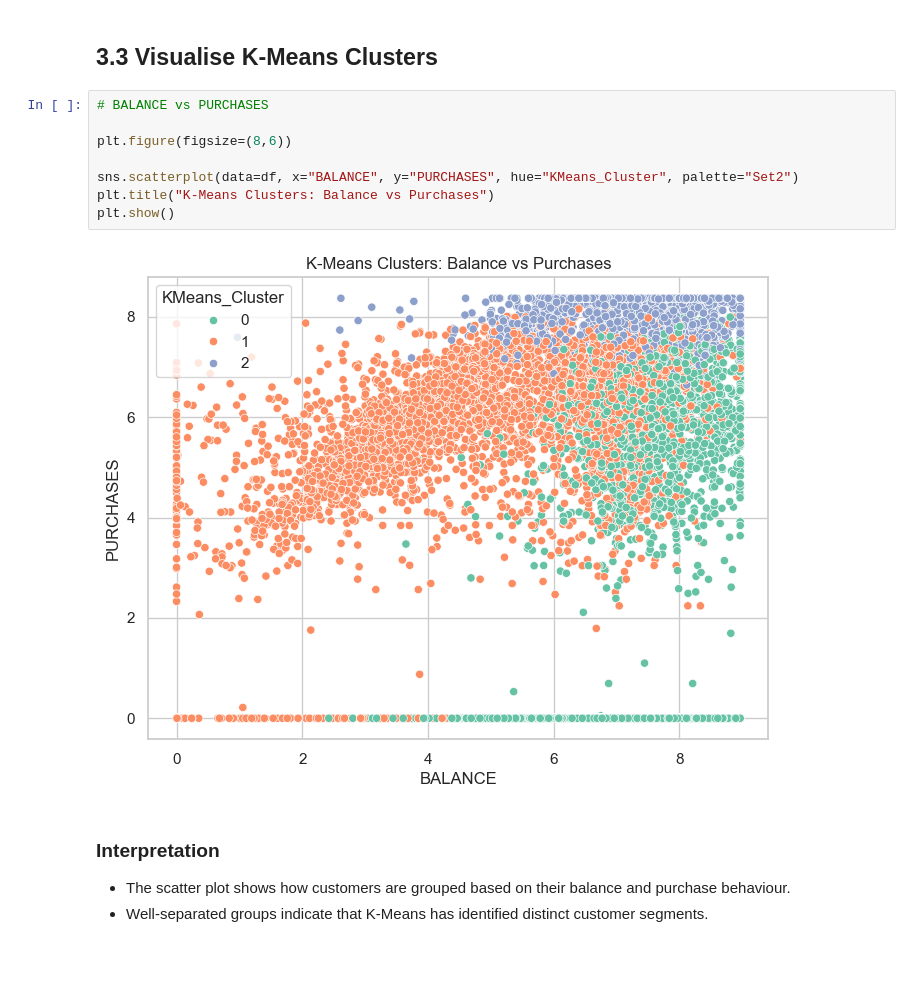
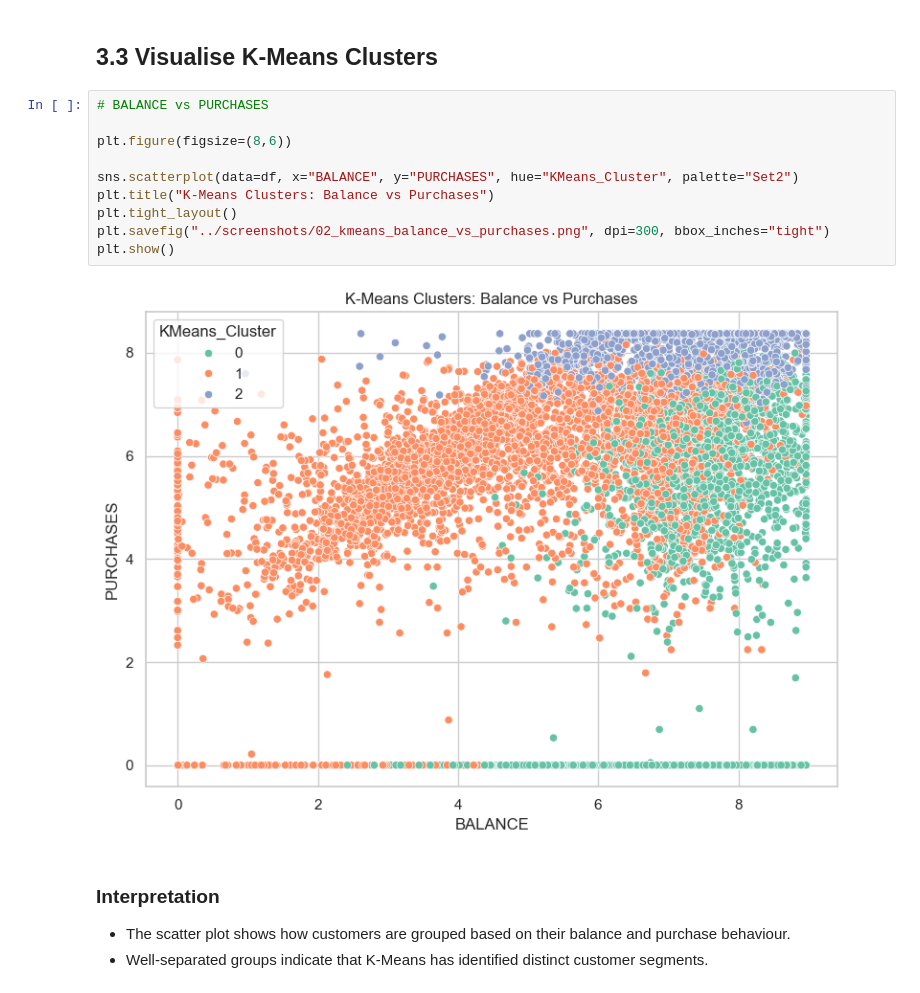
Before and after one commit to PareeSojitra0803/CreditCard_Segmentation_Unsupervised_Learning, a Jupyter notebook: notebooks/CreditCardSegmentation_UnsupervisedLearning.ipynb, the cells around one changed output. Cells and saved outputs as stored; diff of their text form; blank space fills up the shorter version.

```diff
--- a/notebooks/CreditCardSegmentation_UnsupervisedLearning.ipynb
+++ b/notebooks/CreditCardSegmentation_UnsupervisedLearning.ipynb
@@ -587,13 +589,15 @@ Name: count, dtype: int64
 # %%
 # BALANCE vs PURCHASES
 
 plt.figure(figsize=(8,6))
 
 sns.scatterplot(data=df, x="BALANCE", y="PURCHASES", hue="KMeans_Cluster", palette="Set2")
 plt.title("K-Means Clusters: Balance vs Purchases")
+plt.tight_layout()
+plt.savefig("../screenshots/02_kmeans_balance_vs_purchases.png", dpi=300, bbox_inches="tight")
 plt.show()
 # %% [output]
-[figure, old version]
+[figure, new version]
 # %% [markdown]
 ###  Interpretation
 
```
Also changed, not shown: parts of 57 cells of this notebook, 6 other files.
